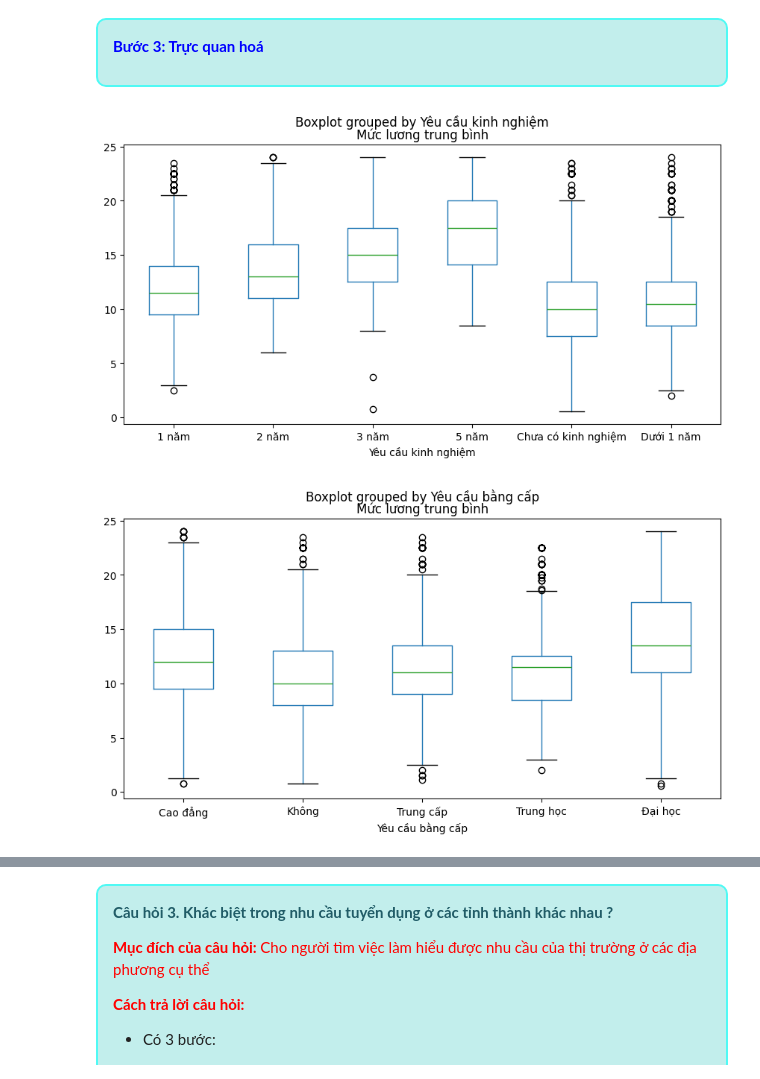
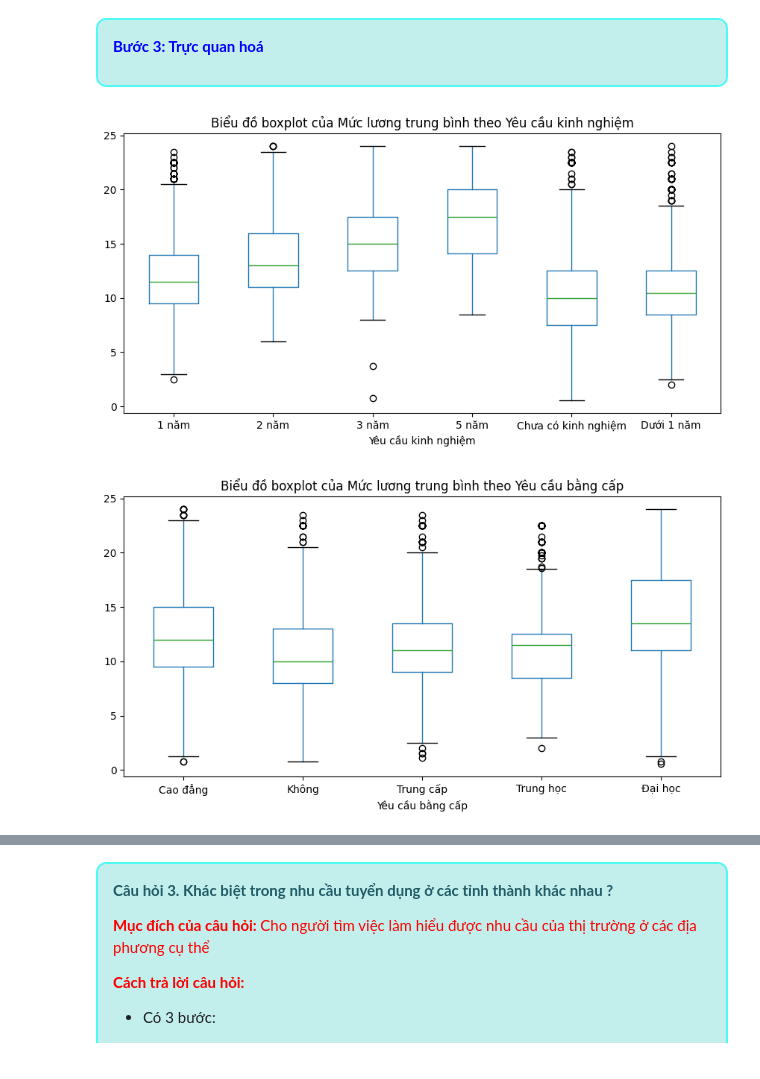
Before and after one commit to HungLVT/NMKHDL, a Jupyter notebook: notebooks/3.0-question-and-answer.ipynb, the cells around one changed output, grey strips where cells are left out. Saved outputs shown, nothing was run; the diff lists cells and outputs as text; code cells hidden in the pictures.

```diff
--- a/notebooks/3.0-question-and-answer.ipynb
+++ b/notebooks/3.0-question-and-answer.ipynb
@@ -465,12 +473,18 @@ df_avgsalary_by_degree.sample(5)
 </div>
 # %%
 # Vẽ biểu đồ boxplot sau khi loại bỏ outliers
-df_avgsalary_by_exp.boxplot(column='Mức lương trung bình', by='Yêu cầu kinh nghiệm', figsize=(10, 5), grid=False)
-df_avgsalary_by_degree.boxplot(column='Mức lương trung bình', by='Yêu cầu bằng cấp', figsize=(10, 5), grid=False)
+ax1 = df_avgsalary_by_exp.boxplot(column='Mức lương trung bình', by='Yêu cầu kinh nghiệm', figsize=(10, 5), grid=False)
+plt.title('Biểu đồ boxplot của Mức lương trung bình theo Yêu cầu kinh nghiệm')
+plt.suptitle('') # that's what you're after
 plt.show()
+
+ax2 = df_avgsalary_by_degree.boxplot(column='Mức lương trung bình', by='Yêu cầu bằng cấp', figsize=(10, 5), grid=False)
+plt.title('Biểu đồ boxplot của Mức lương trung bình theo Yêu cầu bằng cấp')
+plt.suptitle('') # that's what you're after
+plt.show()
 # %% [output]
-[figure, old version]
+[figure, new version]
-[figure, old version]
+[figure, new version]
 # %% [markdown]
 <div style="border-radius: 10px; border: 2px solid #51F9F4; padding: 15px; background-color:#c2eeec; font-size: 100%; text-align: left;">
 
```
Also changed, not shown: parts of 17 cells of this notebook.
